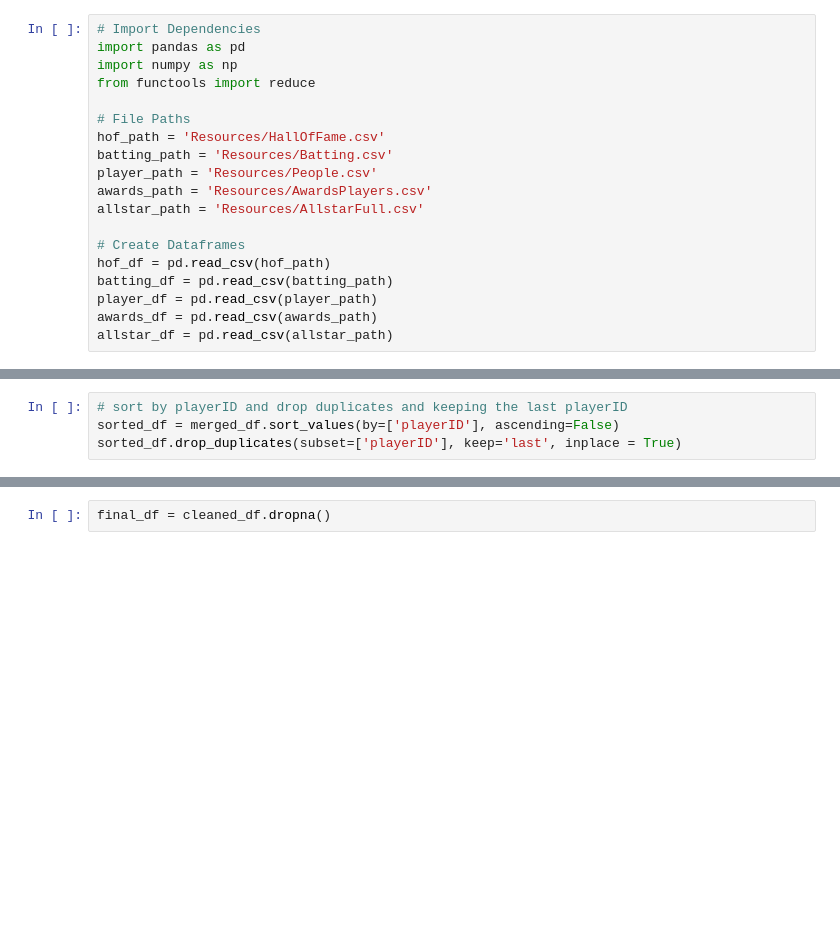
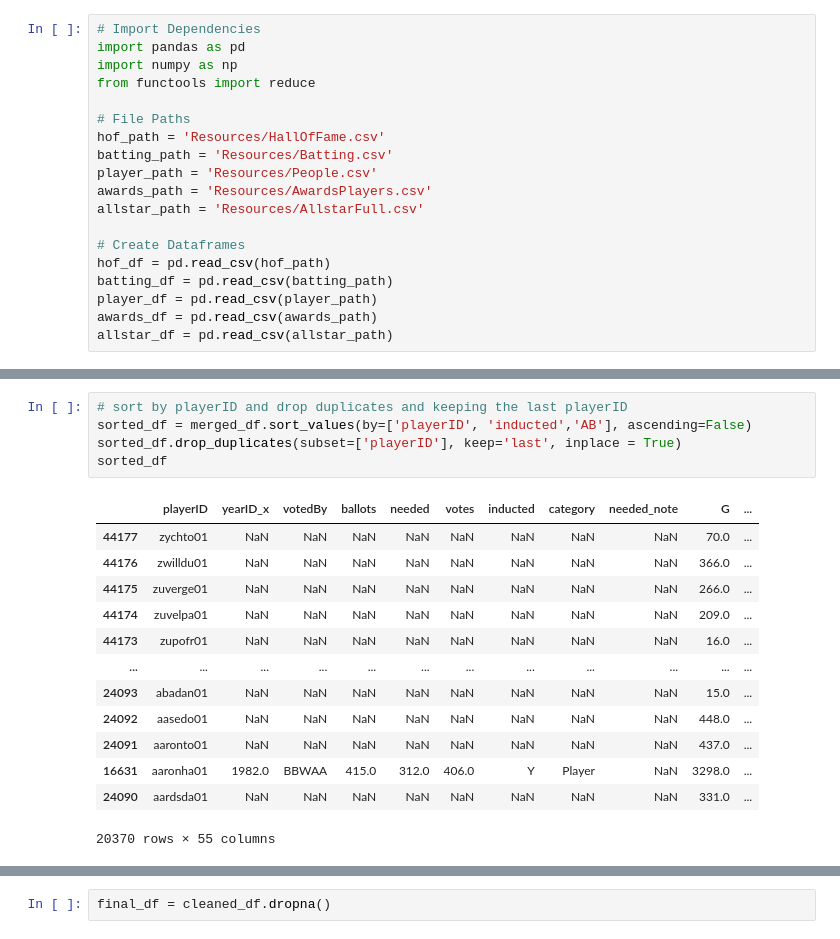
Before and after one commit to adrianm240/baseball_statcast, a Jupyter notebook: mlb_hof.ipynb, the cells around one changed output, grey strips where cells are left out. Drawn from its saved outputs; the diff is of its cells as text; blank space fills up the shorter version.

```diff
--- a/mlb_hof.ipynb
+++ b/mlb_hof.ipynb
@@ -33,7 +74,22 @@ merged_df.head()
 # %%
 # sort by playerID and drop duplicates and keeping the last playerID
-sorted_df = merged_df.sort_values(by=['playerID'], ascending=False)
+sorted_df = merged_df.sort_values(by=['playerID', 'inducted','AB'], ascending=False)
 sorted_df.drop_duplicates(subset=['playerID'], keep='last', inplace = True)
+sorted_df
+# %% [output]
+|  | playerID | yearID_x | votedBy | ballots | needed | votes | inducted | category | needed_note | G | ... |
+| 44177 | zychto01 | NaN | NaN | NaN | NaN | NaN | NaN | NaN | NaN | 70.0 | ... |
+| 44176 | zwilldu01 | NaN | NaN | NaN | NaN | NaN | NaN | NaN | NaN | 366.0 | ... |
+| 44175 | zuverge01 | NaN | NaN | NaN | NaN | NaN | NaN | NaN | NaN | 266.0 | ... |
+| 44174 | zuvelpa01 | NaN | NaN | NaN | NaN | NaN | NaN | NaN | NaN | 209.0 | ... |
+| 44173 | zupofr01 | NaN | NaN | NaN | NaN | NaN | NaN | NaN | NaN | 16.0 | ... |
+| ... | ... | ... | ... | ... | ... | ... | ... | ... | ... | ... | ... |
+| 24093 | abadan01 | NaN | NaN | NaN | NaN | NaN | NaN | NaN | NaN | 15.0 | ... |
+| 24092 | aasedo01 | NaN | NaN | NaN | NaN | NaN | NaN | NaN | NaN | 448.0 | ... |
+| 24091 | aaronto01 | NaN | NaN | NaN | NaN | NaN | NaN | NaN | NaN | 437.0 | ... |
+| 16631 | aaronha01 | 1982.0 | BBWAA | 415.0 | 312.0 | 406.0 | Y | Player | NaN | 3298.0 | ... |
+| 24090 | aardsda01 | NaN | NaN | NaN | NaN | NaN | NaN | NaN | NaN | 331.0 | ... |
+20370 rows × 55 columns
 # %%
 sorted_df.columns
 # %% [output]
```
Also changed, not shown: parts of 15 cells of this notebook, 3 other files.
